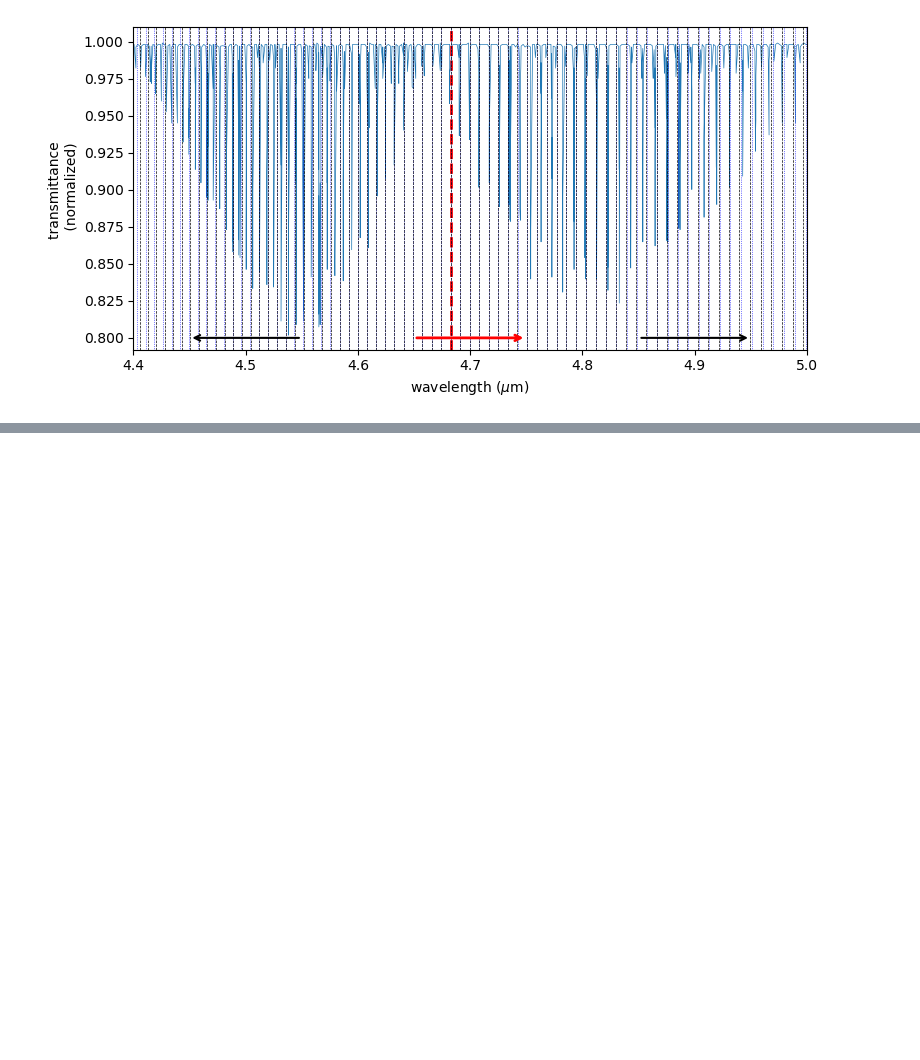
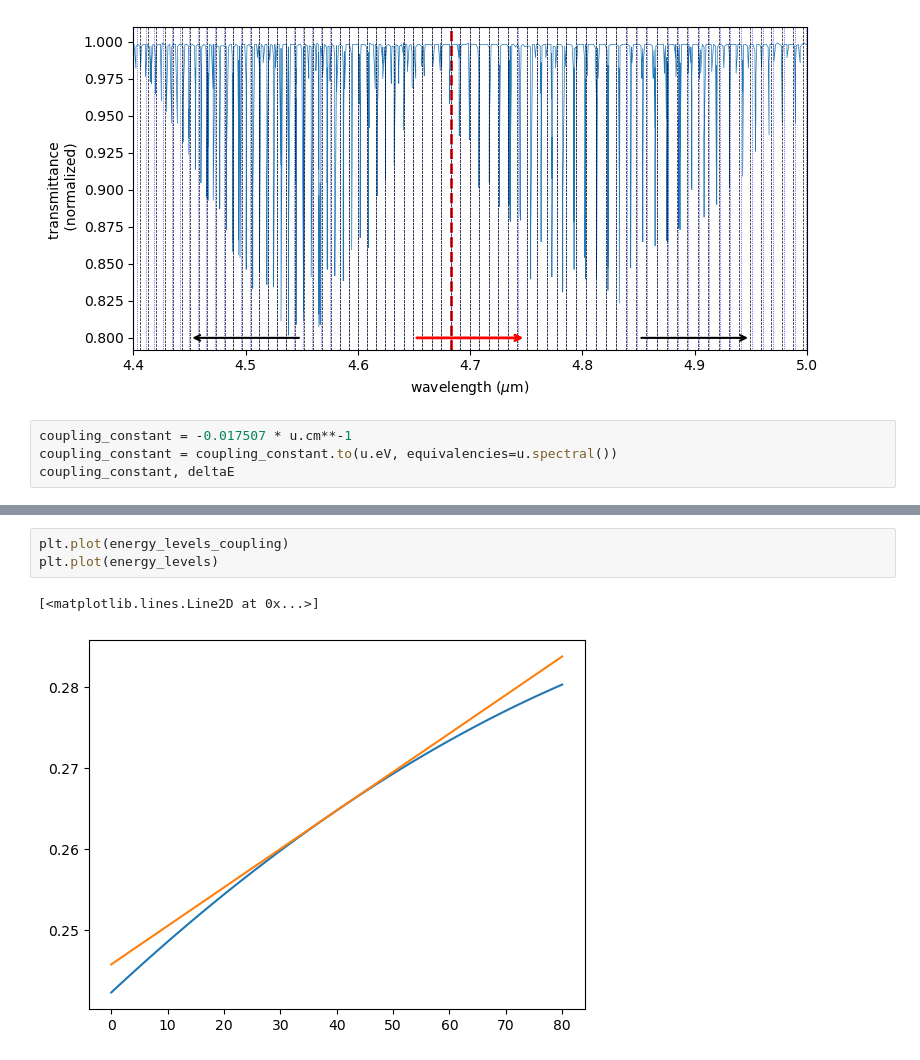
Before and after one commit to shubhagrawal30/ExoplanetAtmospheres, a Jupyter notebook: CO_ro-vib.ipynb, the cells around one changed output, grey strips where cells are left out. Cells and saved outputs as stored; diff of their text form; blank space fills up the shorter version.

```diff
--- a/CO_ro-vib.ipynb
+++ b/CO_ro-vib.ipynb
@@ -186,3 +186,7 @@ plt.annotate('',
 plt.savefig("plots/CO_vib_centrifugal.png", dpi=300)
 # %% [output]
 [figure]
+# %%
+coupling_constant = -0.017507 * u.cm**-1
+coupling_constant = coupling_constant.to(u.eV, equivalencies=u.spectral())
+coupling_constant, deltaE
@@ -188,0 +202,6 @@ plt.savefig("plots/CO_vib_centrifugal.png", dpi=300)
+# %%
+plt.plot(energy_levels_coupling)
+plt.plot(energy_levels)
+# %% [output]
+[<matplotlib.lines.Line2D at 0x...>]
+[figure, added]
```
Also changed, not shown: parts of 9 cells of this notebook, 2 other files.
